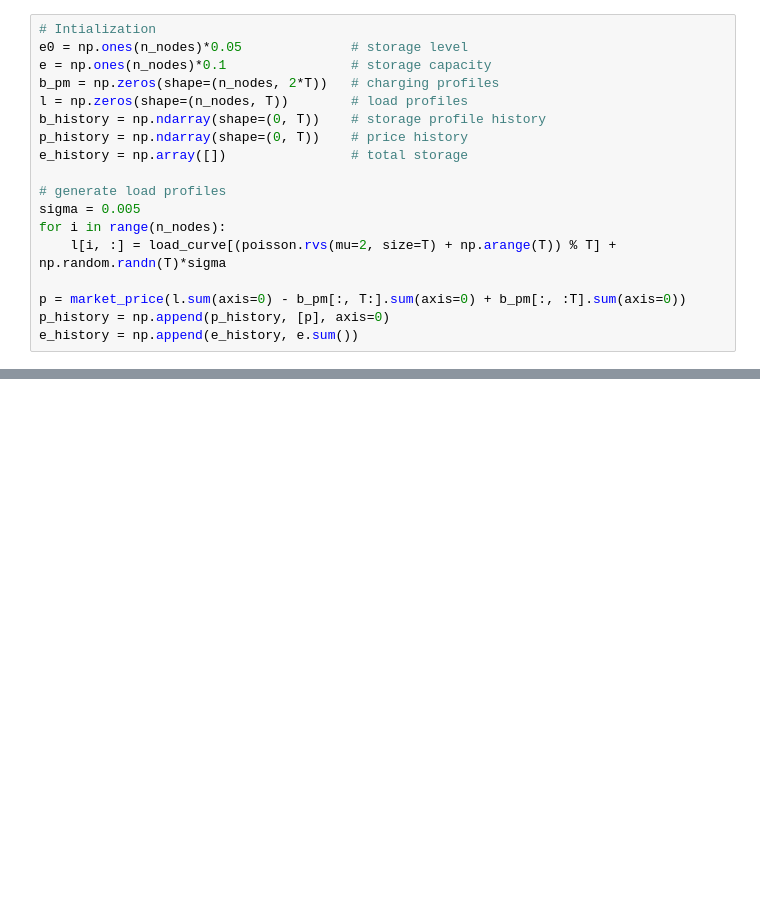
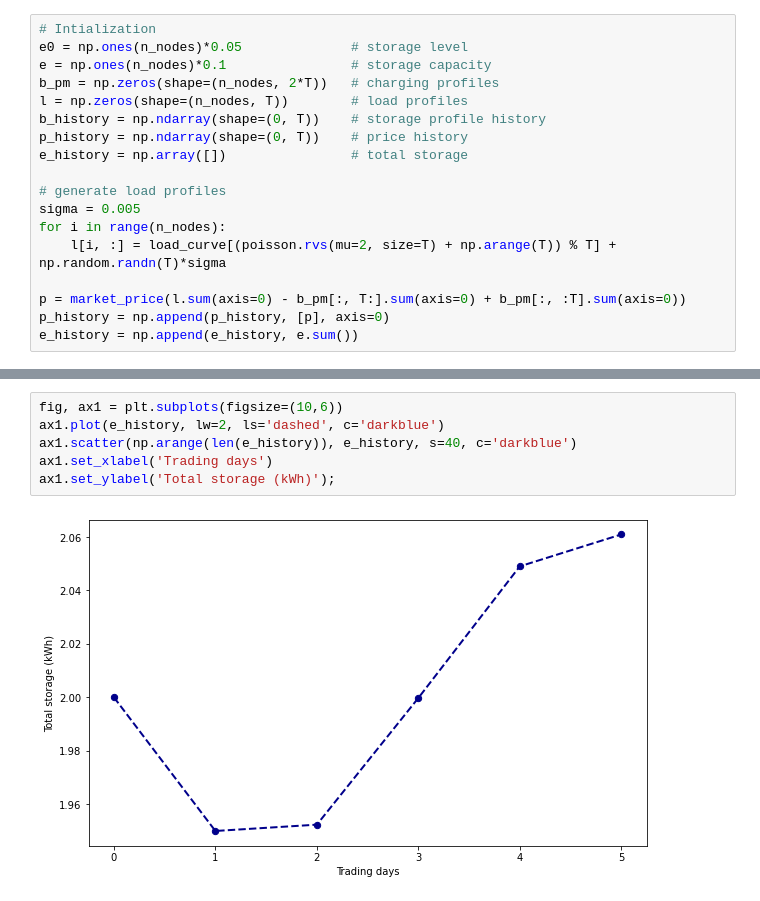
Before and after one commit to rossetl/GT-Smart-Grids, a Jupyter notebook: notebook2.ipynb, the cells around one changed output, grey strips where cells are left out. Drawn from its saved outputs; the diff is of its cells as text; blank space fills up the shorter version.

```diff
--- a/notebook2.ipynb
+++ b/notebook2.ipynb
@@ -473,0 +480,8 @@ array([[1, 2, 3],
+# %%
+fig, ax1 = plt.subplots(figsize=(10,6))
+ax1.plot(e_history, lw=2, ls='dashed', c='darkblue')
+ax1.scatter(np.arange(len(e_history)), e_history, s=40, c='darkblue')
+ax1.set_xlabel('Trading days')
+ax1.set_ylabel('Total storage (kWh)');
+# %% [output]
+[figure, added]
```
Also changed, not shown: parts of 10 cells of this notebook, 2 other files.
